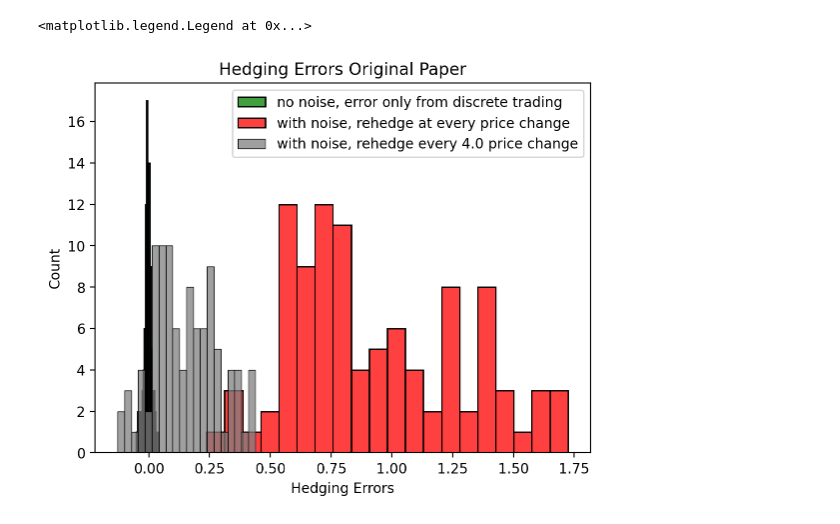
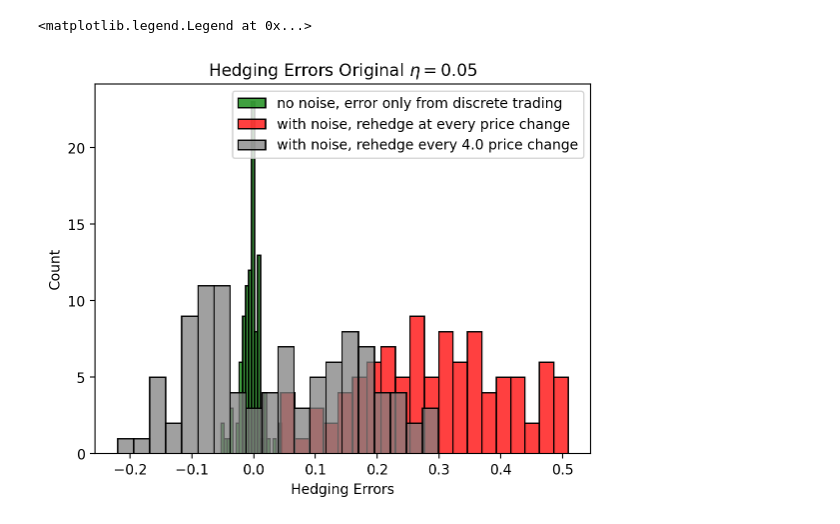
Before and after one commit to QizheCui/Microstructural-Hedging-Error, a Jupyter notebook: MonteCarlo.ipynb, the cells around one changed output. Cells and saved outputs as stored; diff of their text form; code cells hidden in the pictures.

```diff
--- a/MonteCarlo.ipynb
+++ b/MonteCarlo.ipynb
@@ -46,10 +46,8 @@ eta = 0.05
 day = 1  # How many days to simulate (8 hours a day)
 K = 100 # Strike price
 n = int(3600 * 8 * 10 * day)
-sigma_ann = 0.2
-sigma = sigma_ann / np.sqrt(252 / day)
 r_ann = 0.05
 r = r_ann / (360 / day)
 beta = 1  # beta = 1 is constant volatility
-sigma = 0.05
+sigma = 0.01
 # %%
@@ -115,10 +113,10 @@ for i in tqdm(range(number_of_paths),colour='green',desc='calcualte hedging erro
 # %%
 sns.histplot(error_1, label = "no noise, error only from discrete trading", bins = 20, color = 'green')
 sns.histplot(error_2, label = "with noise, rehedge at every price change", bins = 20, color = 'red')
 sns.histplot(error_3, label = f"with noise, rehedge every {l} price change", bins = 20, color='grey')
 plt.xlabel("Hedging Errors")
-plt.title("Hedging Errors Original Paper")
+plt.title("Hedging Errors Original $\eta=0.05$")
 plt.legend()
 # %% [output]
 <matplotlib.legend.Legend at 0x...>
-[figure, old version]
+[figure, new version]
```
Also changed, not shown: parts of 1 cell of this notebook, 4 other files.
